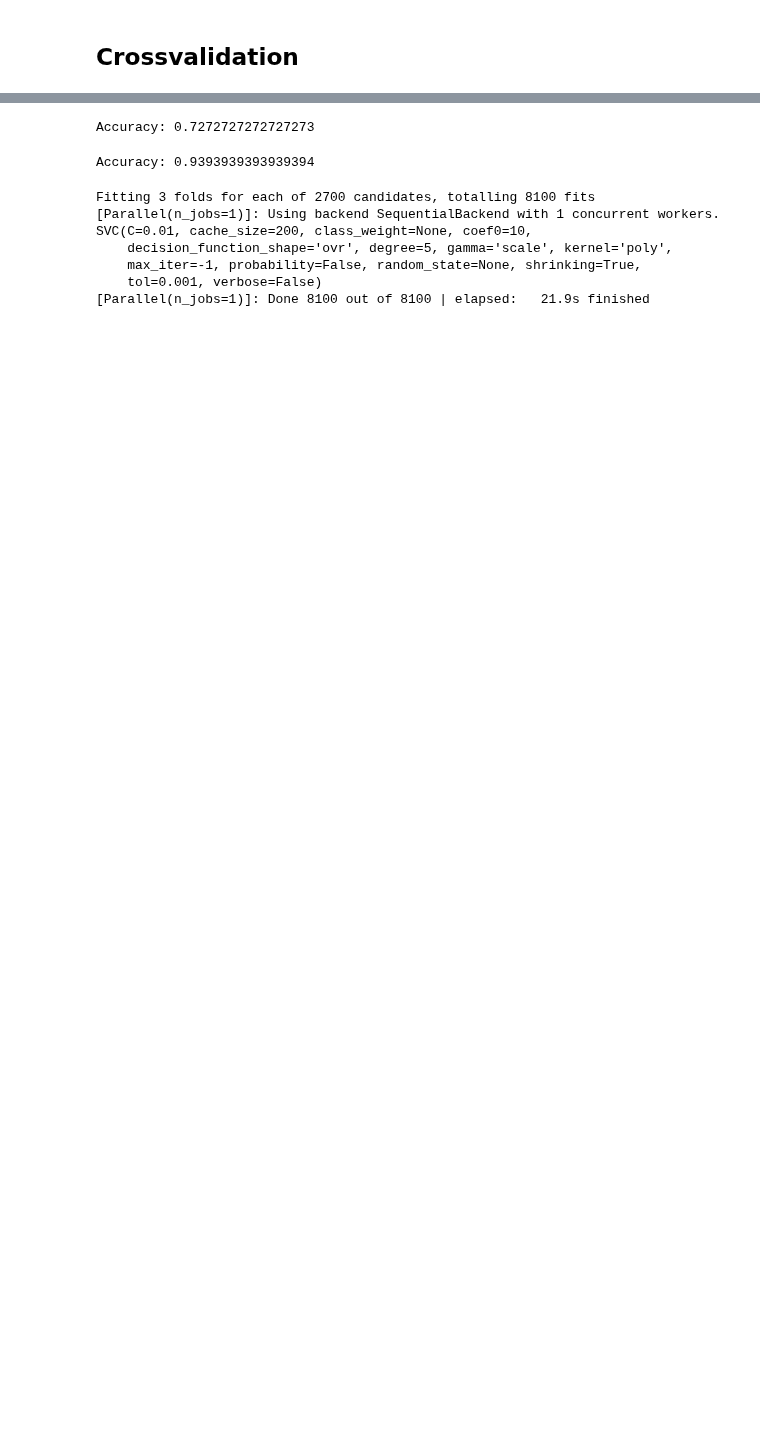
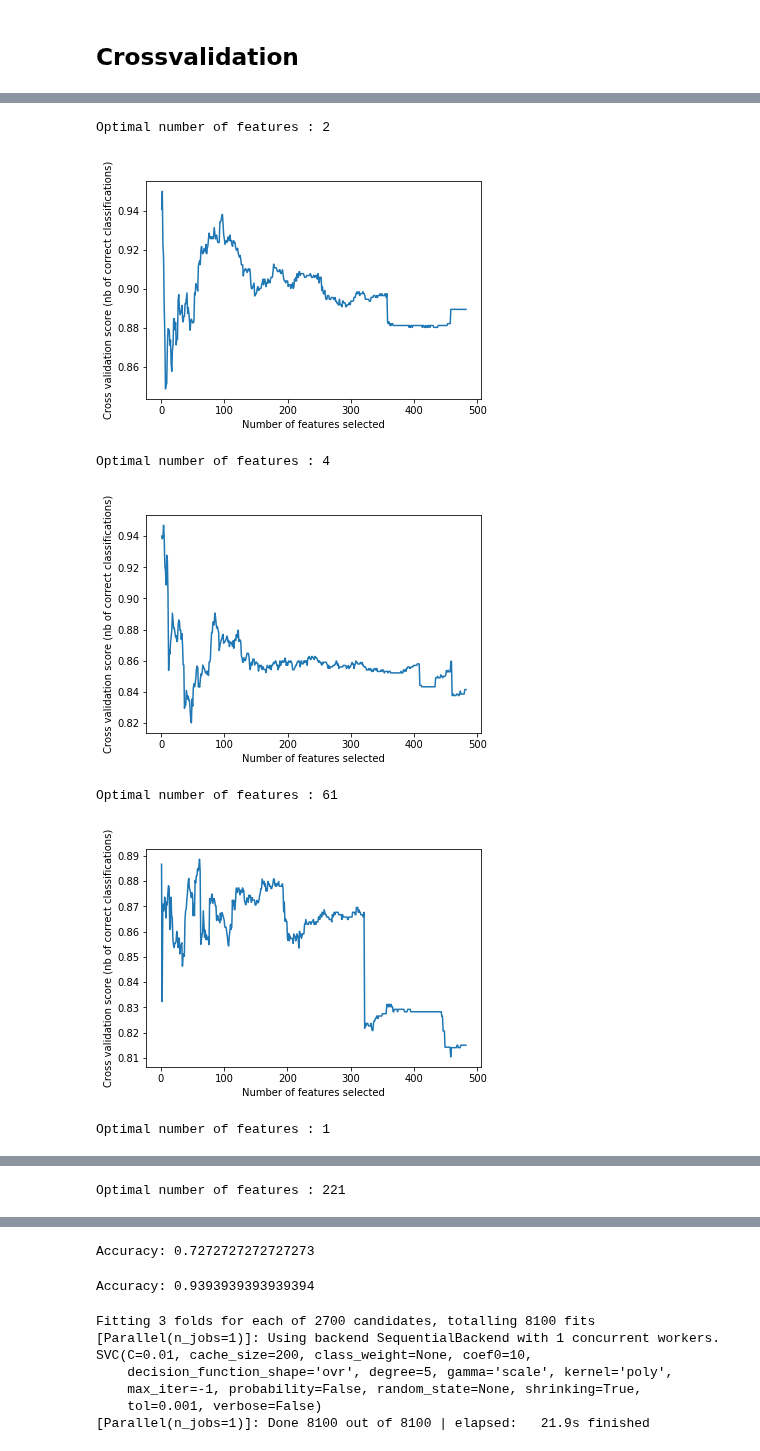
Before and after one commit to mfvanhaaften/TM10007_PROJECT, a Jupyter notebook: assignment.ipynb, the cells around one changed output, grey strips where cells are left out. Cells and saved outputs as stored; diff of their text form; code cells hidden in the pictures; blank space fills up the shorter version.

```diff
--- a/assignment.ipynb
+++ b/assignment.ipynb
@@ -160,0 +191,9 @@ for patient in DATA_TOTAL_IMPUTED:
+# %%
+# Scaling
+
+def scale_train_and_test_data(X_train, X_test):
+    scaler = RobustScaler()
+    scaler.fit(X_train)
+    X_train_scal = scaler.transform(X_train)
+    X_test_scal = scaler.transform(X_test)
+    return X_train_scal, X_test_scal
@@ -241,0 +230,31 @@ Optimal number of features : 221
+# %%
+# Outer crossvalidation loop
+skf = StratifiedKFold(n_splits=5, random_state=None, shuffle=False)
+
+
+for train_index, test_index in skf.split(DATA_FEAT_SEL, LABELS_SEL):
+    X_train, X_test = np.array(DATA_FEAT_SEL)[train_index], np.array(DATA_FEAT_SEL)[test_index]
+    y_train, y_test = np.array(LABELS_SEL)[train_index], np.array(LABELS_SEL)[test_index]
+
+    gbm_train = X_train[y_train=='GBM']
+    lgg_train = X_train[y_train=='LGG']
+
+    # ---------------------------------- IMPUTATION -----------------------------------
+
+    X_train_imp, X_test_imp = knn_impute_train_set(X_train, y_train, X_test)
+
+    # ------------------------------------ SCALING ----------------------------------------
+    X_train_scal, X_test_scal = scale_train_and_test_data(X_train_imp, X_test_imp)
+
+    # ------------------------------------ FEATURE SELECTION -------------------------------
+    selected_features = select_features_rfecv(X_train_scal, y_train)
+    X_train_sel = X_train_scal[:,selected_features]
+    X_test_sel = X_test_scal[:,selected_features]
+# %% [output]
+Optimal number of features : 2
+[figure, added]
+Optimal number of features : 4
+[figure, added]
+Optimal number of features : 61
+[figure, added]
+Optimal number of features : 1
@@ -241,0 +262 @@ Optimal number of features : 221
+Optimal number of features : 221
```
Also changed, not shown: parts of 9 cells of this notebook.
